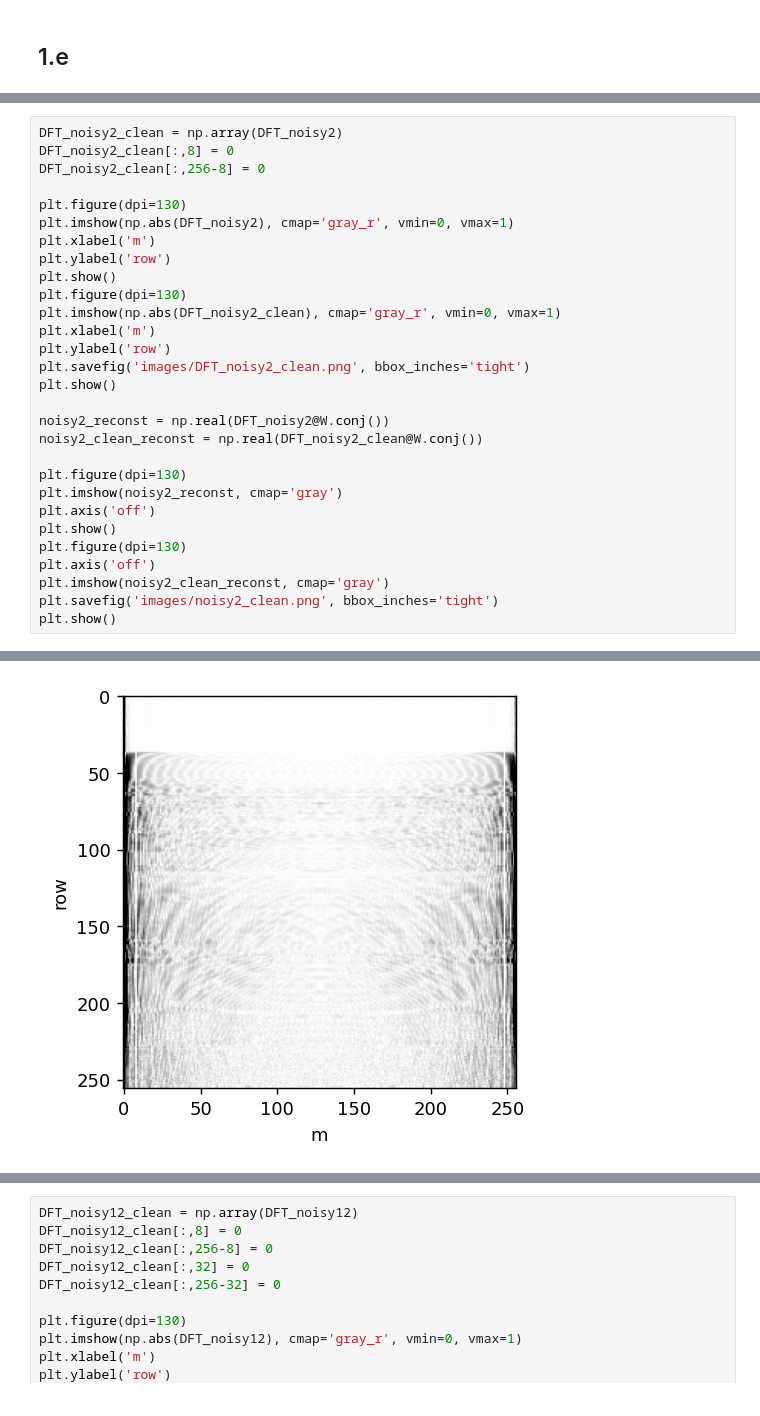
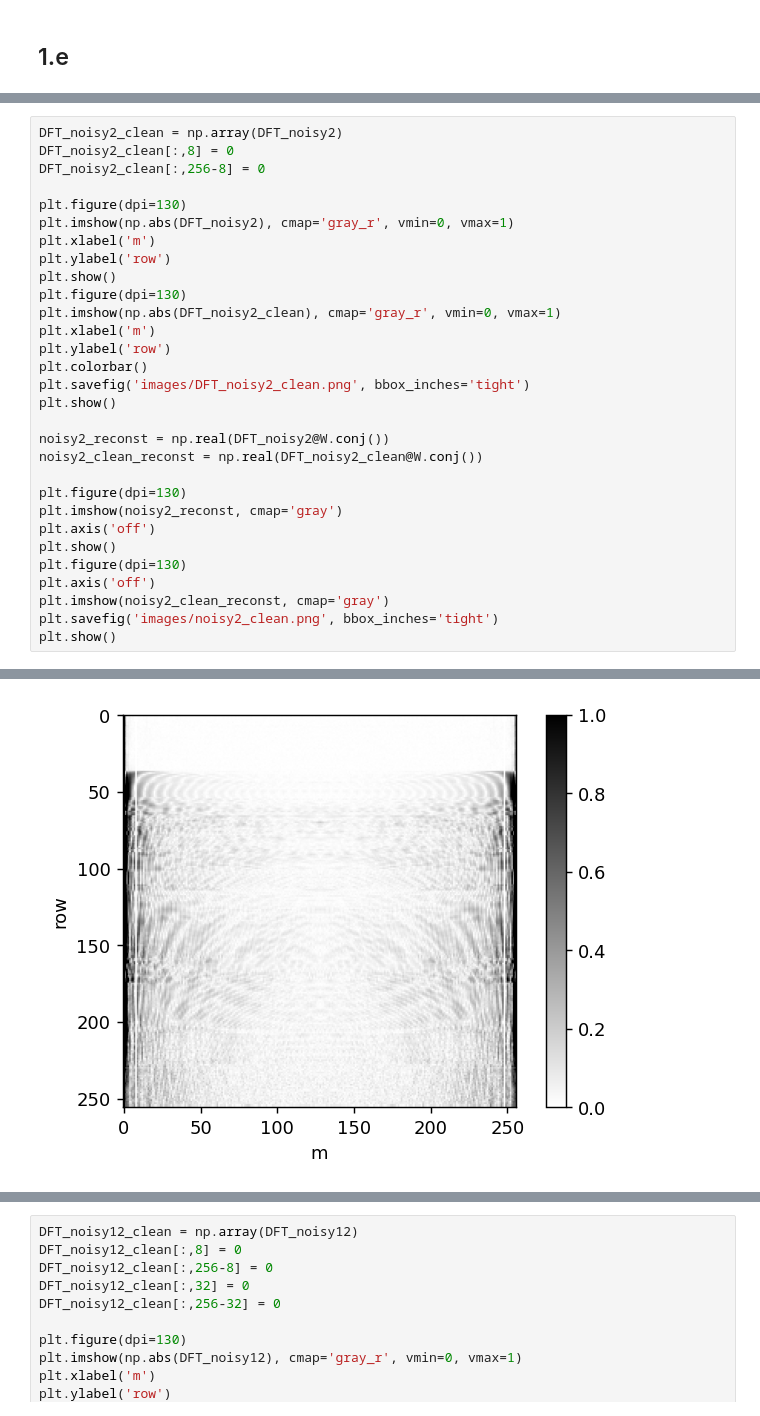
Before and after one commit to FlipperCoin/data-processing, a Jupyter notebook: hw3/Q1.ipynb, the cells around one changed output, grey strips where cells are left out. Cells and saved outputs as stored; diff of their text form.

```diff
--- a/hw3/Q1.ipynb
+++ b/hw3/Q1.ipynb
@@ -254,34 +262,35 @@ plt.show()
 DFT_noisy2_clean = np.array(DFT_noisy2)
 DFT_noisy2_clean[:,8] = 0
 DFT_noisy2_clean[:,256-8] = 0
 
 plt.figure(dpi=130)
 plt.imshow(np.abs(DFT_noisy2), cmap='gray_r', vmin=0, vmax=1)
 plt.xlabel('m')
 plt.ylabel('row')
 plt.show()
 plt.figure(dpi=130)
 plt.imshow(np.abs(DFT_noisy2_clean), cmap='gray_r', vmin=0, vmax=1)
 plt.xlabel('m')
 plt.ylabel('row')
+plt.colorbar()
 plt.savefig('images/DFT_noisy2_clean.png', bbox_inches='tight')
 plt.show()
 
 noisy2_reconst = np.real(DFT_noisy2@W.conj())
 noisy2_clean_reconst = np.real(DFT_noisy2_clean@W.conj())
 
 plt.figure(dpi=130)
 plt.imshow(noisy2_reconst, cmap='gray')
 plt.axis('off')
 plt.show()
 plt.figure(dpi=130)
 plt.axis('off')
 plt.imshow(noisy2_clean_reconst, cmap='gray')
 plt.savefig('images/noisy2_clean.png', bbox_inches='tight')
 plt.show()
 # %% [output]
 [figure]
-[figure, old version]
+[figure, new version]
 [figure]
 [figure]
 # %%
```
Also changed, not shown: parts of 4 cells of this notebook.
